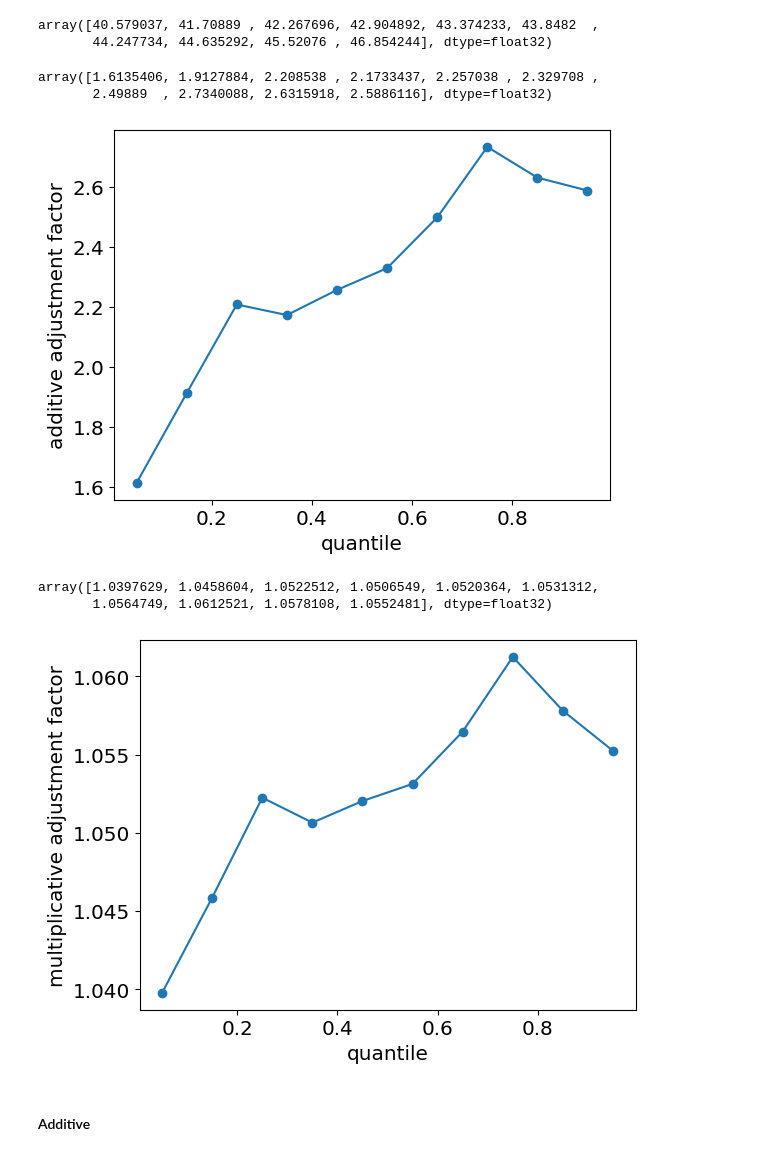
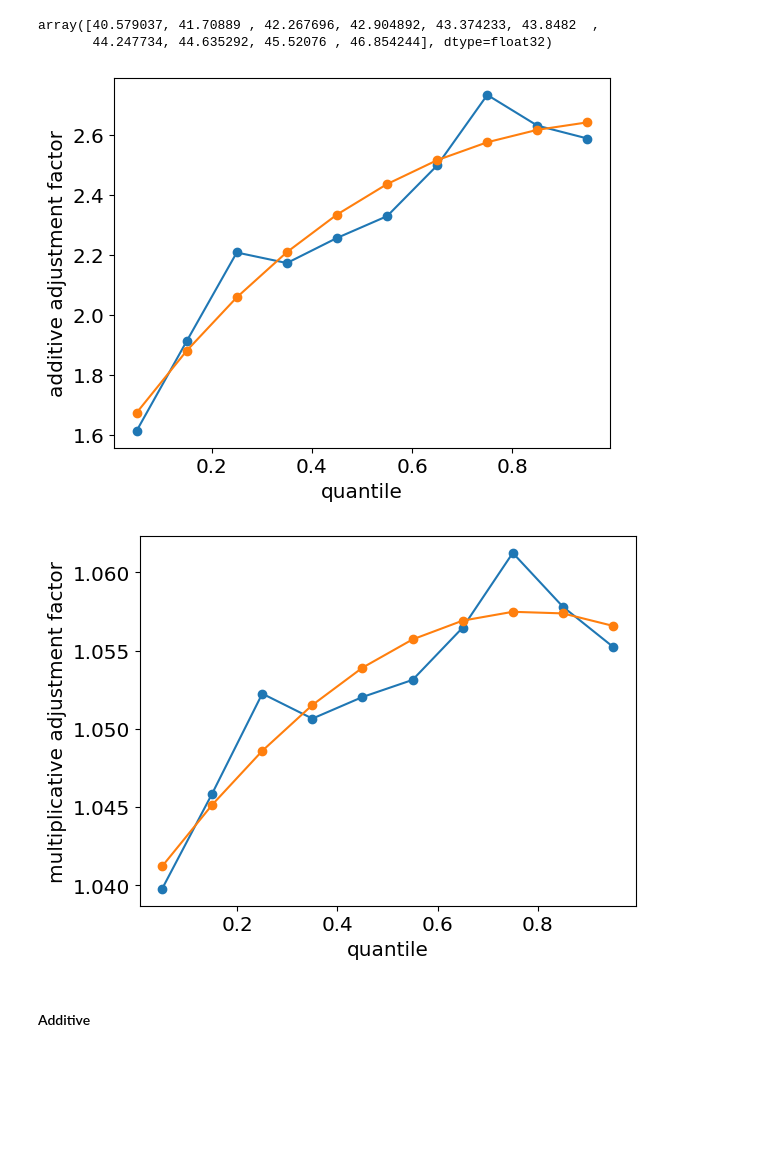
Before and after one commit to AusClimateService/unseen-projects, a Jupyter notebook: project-bias/scoping.ipynb, the cells around one changed output. Saved outputs shown, nothing was run; the diff lists cells and outputs as text; code cells hidden in the pictures; blank space fills up the shorter version.

```diff
--- a/project-bias/scoping.ipynb
+++ b/project-bias/scoping.ipynb
@@ -78,7 +79,7 @@ txx_model_file = '/Users/irv033/Desktop/txx_CanESM5-dcppA-hindcast_196101-201701
 # %%
 ds_model = fileio.open_dataset(txx_model_file)
 # %%
-da_model = ds_model['tasmax'].sel({'lat': -34.2, 'lon': 142.1}, method='nearest')
+da_model = ds_model['tasmax'].sel({'lat': mildura_lat, 'lon': mildura_lon}, method='nearest')
 # %%
 da_model = da_model.compute()
 # %%
@@ -153,14 +154,26 @@ quantile_array
 # %% [output]
 array([0.05, 0.15, 0.25, 0.35, 0.45, 0.55, 0.65, 0.75, 0.85, 0.95])
 # %%
-da_model_q = nbutils.quantile(da_model_stacked, quantile_array, ['sample'])
+da_model_q = nbutils.quantile(
+    da_model_stacked,
+    quantile_array,
+    ['sample']
+)
+
+# time_utils.select_time_period(da_model_stacked.copy(), ['1972-01-01', '2018-12-31'])
 # %%
 da_model_q.values
 # %% [output]
 array([42.192577, 43.621677, 44.476234, 45.078236, 45.63127 , 46.17791 ,
        46.746624, 47.3693  , 48.15235 , 49.442856], dtype=float32)
 # %%
-da_obs_q = nbutils.quantile(da_obs, quantile_array, ['time'])
+da_obs_q = nbutils.quantile(
+    da_obs,
+    quantile_array,
+    ['time']
+)
+
+# time_utils.select_time_period(da_obs.copy(), ['1972-01-01', '2018-12-31']),
 # %%
 da_obs_q.values
 # %% [output]
@@ -168,22 +181,16 @@ array([40.579037, 41.70889 , 42.267696, 42.904892, 43.374233, 43.8482  ,
        44.247734, 44.635292, 45.52076 , 46.854244], dtype=float32)
 # %%
 bias_quantile_add = da_model_q.values - da_obs_q.values
-# %%
-bias_quantile_add
-# %% [output]
-array([1.6135406, 1.9127884, 2.208538 , 2.1733437, 2.257038 , 2.329708 ,
-       2.49889  , 2.7340088, 2.6315918, 2.5886116], dtype=float32)
+# %%
+bias_quantile_add_cubic_fit = np.polyfit(quantile_array, bias_quantile_add, 3)
 # %%
 plt.plot(quantile_array, bias_quantile_add, marker='o')
+cubic_data = np.polyval(bias_quantile_add_cubic_fit, quantile_array)
+plt.plot(quantile_array, cubic_data, marker='o')
 plt.xlabel('quantile')
 plt.ylabel('additive adjustment factor')
 plt.show()
 # %% [output]
-[figure, old version]
+[figure, new version]
 # %%
 bias_quantile_mulc = da_model_q.values / da_obs_q.values
-# %%
-bias_quantile_mulc
-# %% [output]
-array([1.0397629, 1.0458604, 1.0522512, 1.0506549, 1.0520364, 1.0531312,
-       1.0564749, 1.0612521, 1.0578108, 1.0552481], dtype=float32)
@@ -190,7 +199,9 @@ array([1.0397629, 1.0458604, 1.0522512, 1.0506549, 1.0520364, 1.0531312,
 # %%
 plt.plot(quantile_array, bias_quantile_mulc, marker='o')
+cubic_data = np.polyval(bias_quantile_mulc_cubic_fit, quantile_array)
+plt.plot(quantile_array, cubic_data, marker='o')
 plt.xlabel('quantile')
 plt.ylabel('multiplicative adjustment factor')
 plt.show()
 # %% [output]
-[figure, old version]
+[figure, new version]
```
Also changed, not shown: parts of 14 cells of this notebook.
